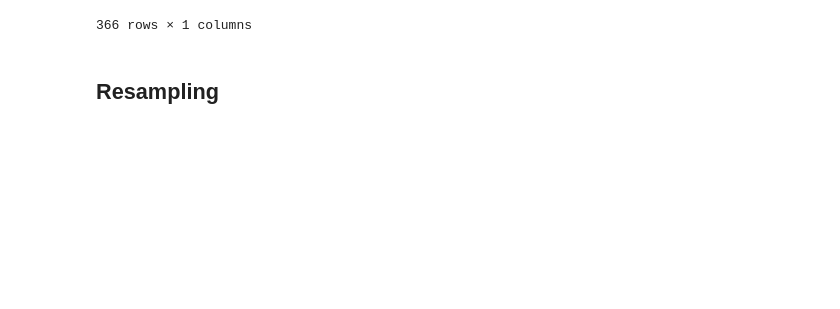
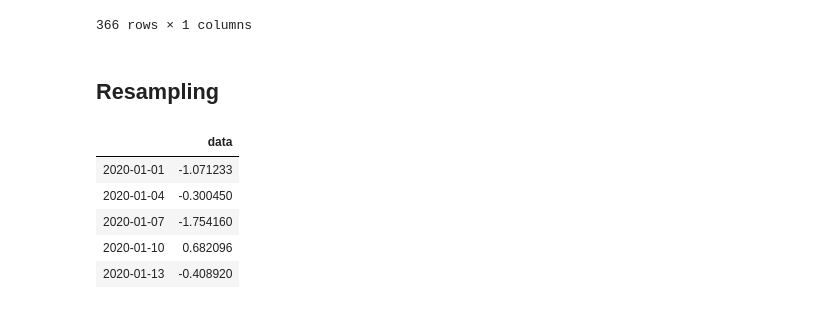
Before and after one commit to pyfra/Pandas-cheat-sheets, a Jupyter notebook: TSA.ipynb, the cells around one changed output. Saved outputs shown, nothing was run; the diff lists cells and outputs as text; code cells hidden in the pictures; blank space fills up the shorter version.

```diff
--- a/TSA.ipynb
+++ b/TSA.ipynb
@@ -103,3 +103,13 @@ df.loc['2020']
 366 rows × 1 columns
 # %% [markdown]
 ## Resampling
+# %%
+# 3 days
+df.resample("3d").mean().head()
+# %% [output]
+|  | data |
+| 2020-01-01 | -1.071233 |
+| 2020-01-04 | -0.300450 |
+| 2020-01-07 | -1.754160 |
+| 2020-01-10 | 0.682096 |
+| 2020-01-13 | -0.408920 |
```
Also changed, not shown: parts of 11 cells of this notebook.
